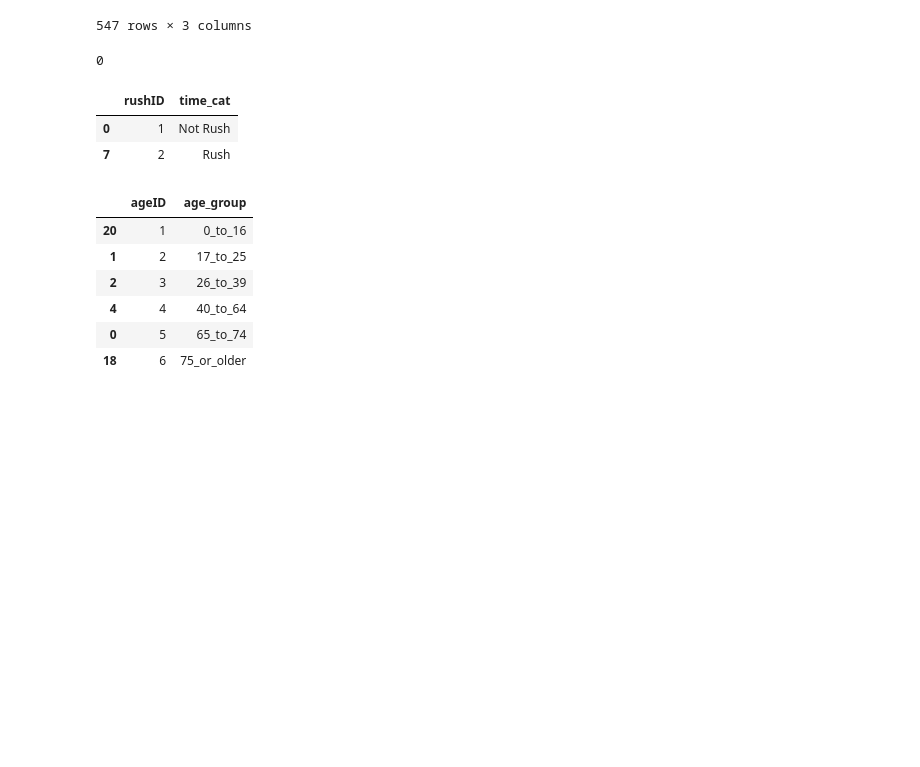
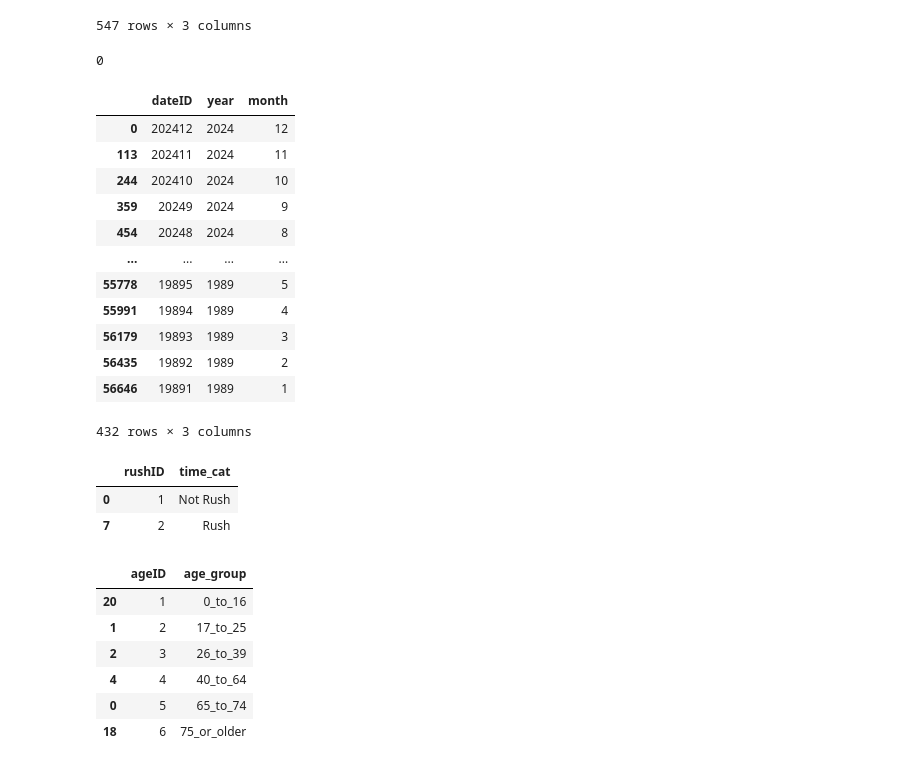
Before and after one commit to gambit0070/Data-Warehouse, a Jupyter notebook: ETL.ipynb, the cells around one changed output. Drawn from its saved outputs; the diff is of its cells as text; code cells hidden in the pictures; blank space fills up the shorter version.

```diff
--- a/ETL.ipynb
+++ b/ETL.ipynb
@@ -41,8 +43,8 @@ cols = df.columns.tolist()
 cols.insert(1, cols.pop(cols.index('victim_number')))
 df = df[cols]
 # %%
-# drop 'age', 'road_user', 'gender', 'national_remoteness_areas', 'sa4_name_2021', 'day_of_week'
-df.drop(columns=['age', 'road_user', 'gender', 'national_remoteness_areas', 'sa4_name_2021', 'day_of_week'], inplace=True)
+# drop 'age', 'gender', 'national_remoteness_areas', 'sa4_name_2021', 'day_of_week'
+df.drop(columns=['age', 'gender', 'national_remoteness_areas', 'sa4_name_2021', 'day_of_week'], inplace=True)
 # %% [markdown]
 ## Data transformation
 # %% [markdown]
@@ -371,6 +369,22 @@ date_dim
 print(date_dim['dateID'].isna().sum())
 # %% [output]
 0
+# %%
+date_dim
+# %% [output]
+|  | dateID | year | month |
+| 0 | 202412 | 2024 | 12 |
+| 113 | 202411 | 2024 | 11 |
+| 244 | 202410 | 2024 | 10 |
+| 359 | 20249 | 2024 | 9 |
+| 454 | 20248 | 2024 | 8 |
+| ... | ... | ... | ... |
+| 55778 | 19895 | 1989 | 5 |
+| 55991 | 19894 | 1989 | 4 |
+| 56179 | 19893 | 1989 | 3 |
+| 56435 | 19892 | 1989 | 2 |
+| 56646 | 19891 | 1989 | 1 |
+432 rows × 3 columns
 # %%
 # Create rush_dim table
 rush_dim = df[['time_cat']].drop_duplicates()
```
Also changed, not shown: parts of 12 cells of this notebook, 13 other files.
